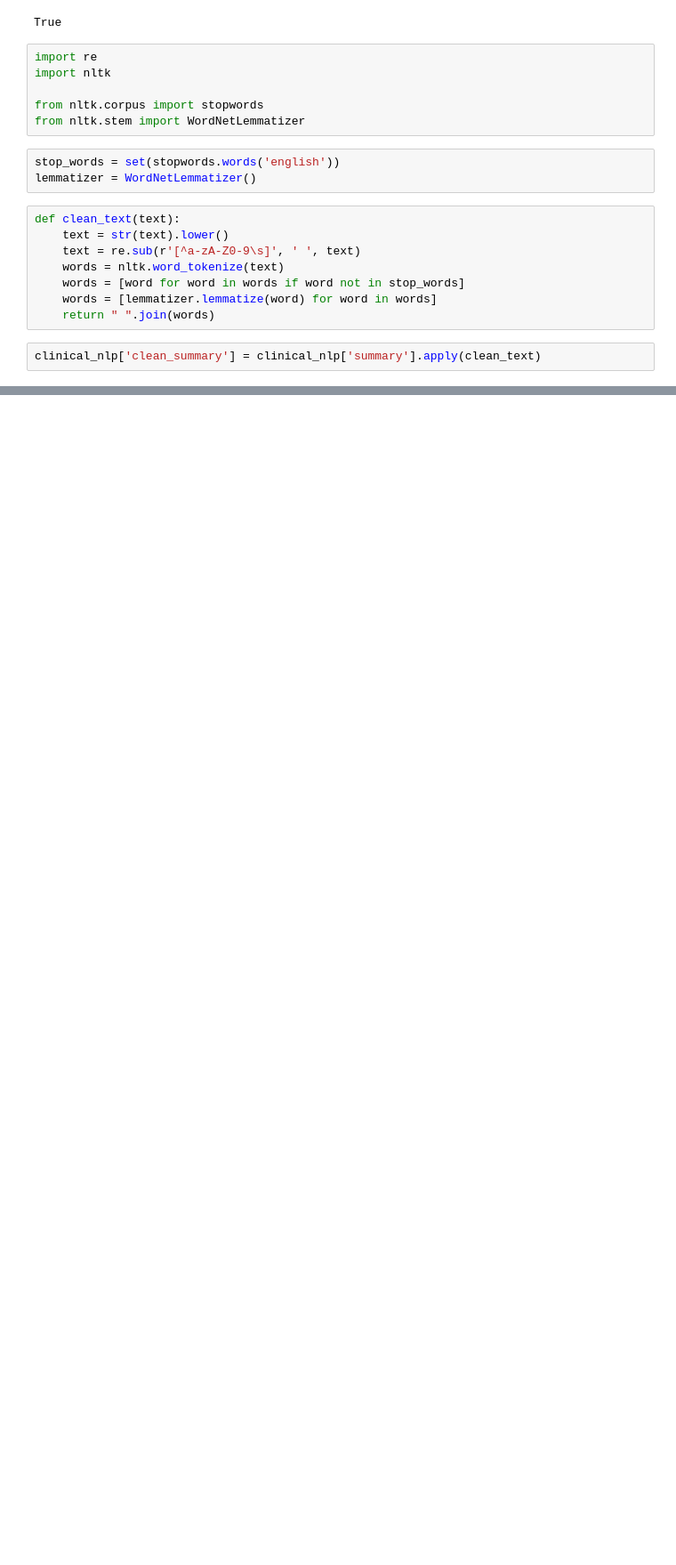
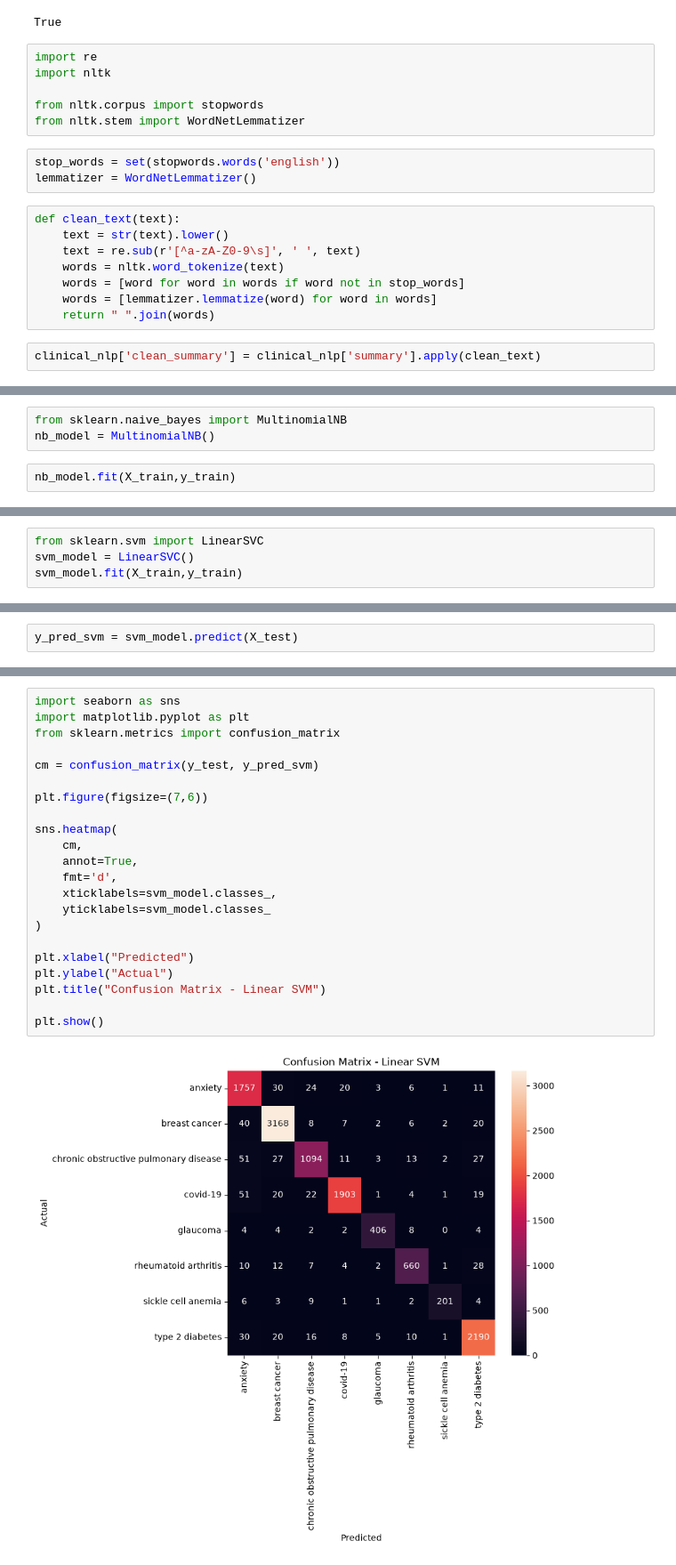
Before and after one commit to DEEKSHITHAJAYACHANDRAN/Clinical_trial, a Jupyter notebook: clinical_nlp.ipynb, the cells around one changed output, grey strips where cells are left out. Shown at 89% size. Saved outputs shown, nothing was run; the diff lists cells and outputs as text; blank space fills up the shorter version.

```diff
--- a/clinical_nlp.ipynb
+++ b/clinical_nlp.ipynb
@@ -214,0 +370,5 @@ clinical_nlp['clean_summary'] = clinical_nlp['summary'].apply(clean_text)
+# %%
+from sklearn.naive_bayes import MultinomialNB
+nb_model = MultinomialNB()
+# %%
+nb_model.fit(X_train,y_train)
@@ -214,0 +402,4 @@ clinical_nlp['clean_summary'] = clinical_nlp['summary'].apply(clean_text)
+# %%
+from sklearn.svm import LinearSVC
+svm_model = LinearSVC()
+svm_model.fit(X_train,y_train)
@@ -214,0 +408,2 @@ clinical_nlp['clean_summary'] = clinical_nlp['summary'].apply(clean_text)
+# %%
+y_pred_svm = svm_model.predict(X_test)
@@ -214,0 +459,24 @@ clinical_nlp['clean_summary'] = clinical_nlp['summary'].apply(clean_text)
+# %%
+import seaborn as sns
+import matplotlib.pyplot as plt
+from sklearn.metrics import confusion_matrix
+
+cm = confusion_matrix(y_test, y_pred_svm)
+
+plt.figure(figsize=(7,6))
+
+sns.heatmap(
+    cm,
+    annot=True,
+    fmt='d',
+    xticklabels=svm_model.classes_,
+    yticklabels=svm_model.classes_
+)
+
+plt.xlabel("Predicted")
+plt.ylabel("Actual")
+plt.title("Confusion Matrix - Linear SVM")
+
+plt.show()
+# %% [output]
+[figure, added]
```
Also changed, not shown: parts of 34 cells of this notebook.
